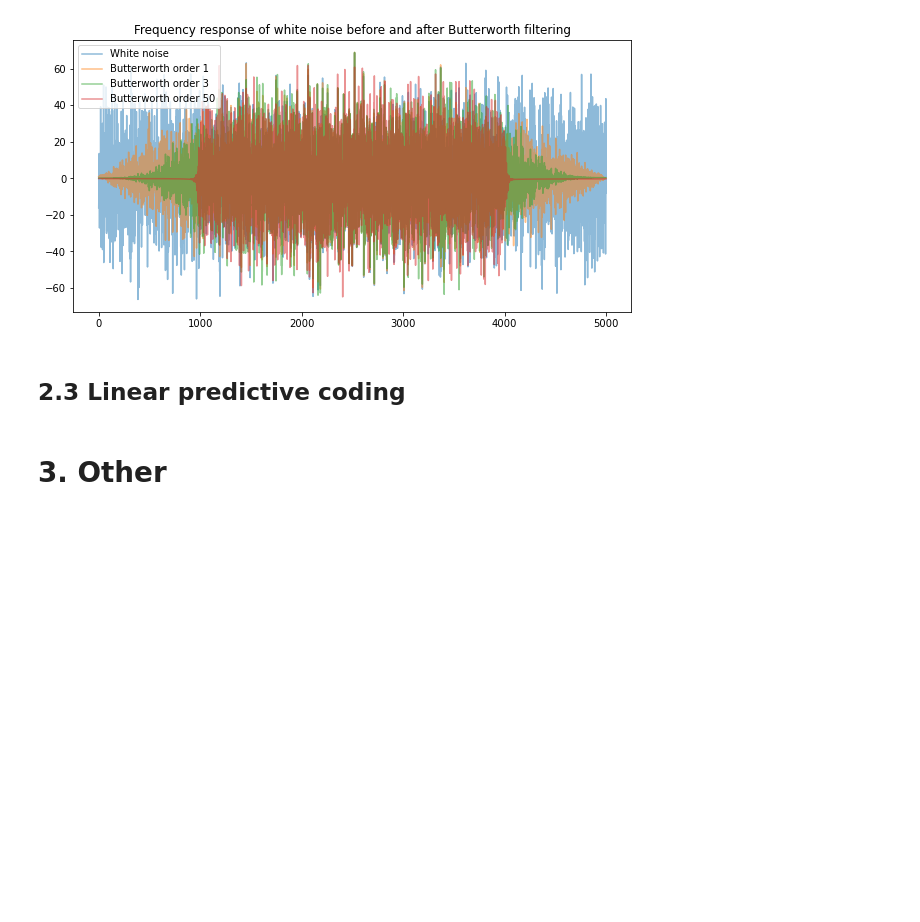
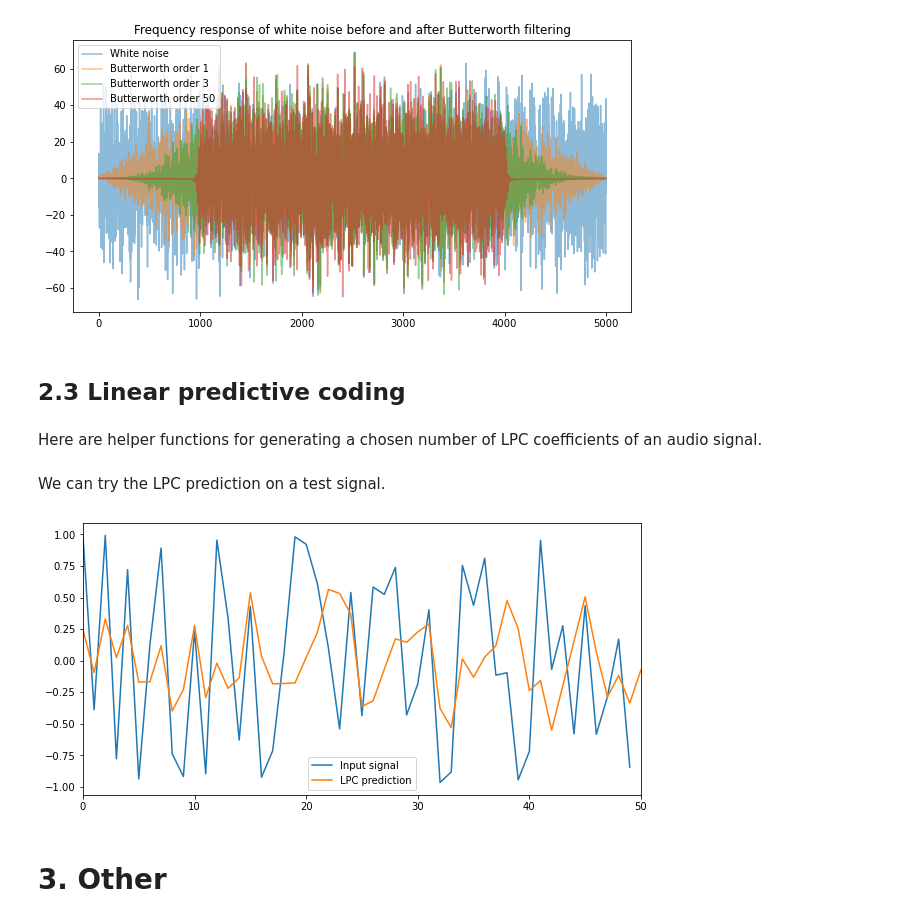
Before and after one commit to lucieperrotta/computersandmusic, a Jupyter notebook: Helpers.ipynb, the cells around one changed output. Saved outputs shown, nothing was run; the diff lists cells and outputs as text; code cells hidden in the pictures; blank space fills up the shorter version.

```diff
--- a/Helpers.ipynb
+++ b/Helpers.ipynb
@@ -147,7 +148,9 @@ This function is a simple moving average, used to smooth out a signal. It can be
 # Moving average
 def moving_average(x, N=10):
     '''
-    Helper function to compute the smoothed sequence X using a moving average.
+    Helper function to compute the smoothed sequence x using a moving average of size N.
+    x: the input signal
+    N: the integer size of the moving average
     '''
     augmented_x = np.concatenate((tuple([x[0] for i in range(int(N/2))]) , x , tuple([x[-1] for i in range(int(N/2)-1)])))
     res = np.convolve(augmented_x, np.ones((N,))/N, mode='valid')
@@ -209,6 +212,8 @@ if __name__ == '__main__':
 [figure]
 # %% [markdown]
 ## 2.3 Linear predictive coding
+# %% [markdown]
+Here are helper functions for generating a chosen number of LPC coefficients of an audio signal.
 # %%
 def bac(x, p):
     # By Paolo Prandoni
@@ -236,8 +241,31 @@ def ld(r, p):
 # %%
 def lpc(x, p):
     # By Paolo Prandoni
-    # compute p LPC coefficients for a speech segment
+    """
+    Computes p LPC coefficients for a speech segment
+    x: the input signal
+    p: the integer number of LPC coefficients
+    return: array containg the coefficients
+    """
     return ld(bac(x, p), p)
+# %% [markdown]
+We can try the LPC prediction on a test signal.
+# %%
+if __name__ == '__main__':
+    size = 50
+    input_signal = np.random.uniform(low=-1, high=1, size=size)
+
+    lpc_coef = lpc(input_signal, 11)
+    conv = np.convolve(input_signal, lpc_coef[1:])
+
+    plt.figure(figsize=figsize)
+    plt.plot(input_signal, label="Input signal")
+    plt.plot(conv, label="LPC prediction")
+    plt.legend()
+    plt.xlim(0, size)
+    plt.show()
+# %% [output]
+[figure, added]
 # %% [markdown]
 # 3. Other
 # %% [markdown]
```
Also changed, not shown: parts of 6 cells of this notebook.
